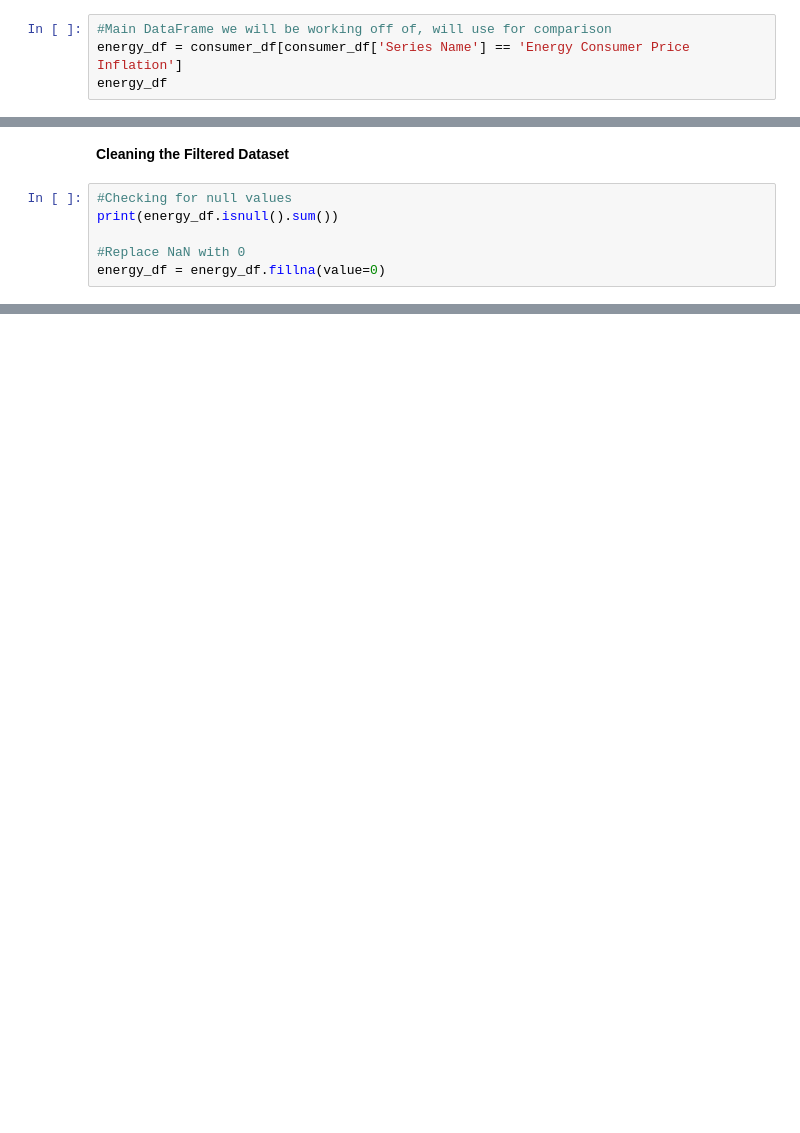
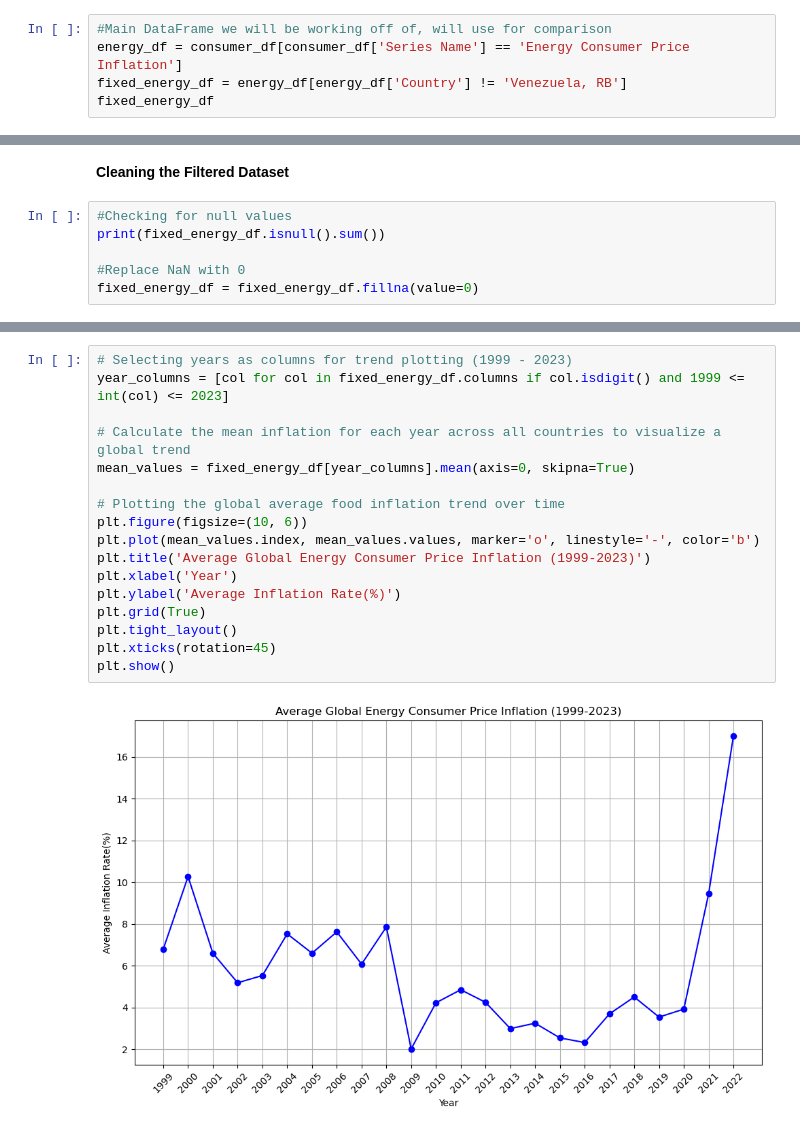
Before and after one commit to heatherrichardson300/Project_1_Inflation, a Jupyter notebook: Jeremy_work/GlobalEnergyConsumption.ipynb, the cells around one changed output, grey strips where cells are left out. Cells and saved outputs as stored; diff of their text form; blank space fills up the shorter version.

```diff
--- a/Jeremy_work/GlobalEnergyConsumption.ipynb
+++ b/Jeremy_work/GlobalEnergyConsumption.ipynb
@@ -48,7 +35,8 @@ array(['Headline Consumer Price Inflation',
 # %%
 #Main DataFrame we will be working off of, will use for comparison
 energy_df = consumer_df[consumer_df['Series Name'] == 'Energy Consumer Price Inflation']
-energy_df
+fixed_energy_df = energy_df[energy_df['Country'] != 'Venezuela, RB']
+fixed_energy_df
 # %% [output]
 |  | Country Code | IMF Country Code | Country | Indicator Type | Series Name | 1970 | 1971 | 1972 | ... |
 | 203 | ABW | 314.0 | Aruba | Inflation | Energy Consumer Price Inflation | NaN | NaN | NaN | ... |
@@ -67,8 +55,8 @@ energy_df
 **Cleaning the Filtered Dataset**
 # %%
 #Checking for null values
-print(energy_df.isnull().sum())
+print(fixed_energy_df.isnull().sum())
 
 #Replace NaN with 0
-energy_df = energy_df.fillna(value=0)
+fixed_energy_df = fixed_energy_df.fillna(value=0)
 # %% [output]
@@ -99,0 +75,19 @@ Length: 64, dtype: int64
+# %%
+# Selecting years as columns for trend plotting (1999 - 2023)
+year_columns = [col for col in fixed_energy_df.columns if col.isdigit() and 1999 <= int(col) <= 2023]
+
+# Calculate the mean inflation for each year across all countries to visualize a global trend
+mean_values = fixed_energy_df[year_columns].mean(axis=0, skipna=True)
+
+# Plotting the global average food inflation trend over time
+plt.figure(figsize=(10, 6))
+plt.plot(mean_values.index, mean_values.values, marker='o', linestyle='-', color='b')
+plt.title('Average Global Energy Consumer Price Inflation (1999-2023)')
+plt.xlabel('Year')
+plt.ylabel('Average Inflation Rate(%)')
+plt.grid(True)
+plt.tight_layout()
+plt.xticks(rotation=45)
+plt.show()
+# %% [output]
+[figure, added]
```
Also changed, not shown: parts of 14 cells of this notebook, 9 other files.
